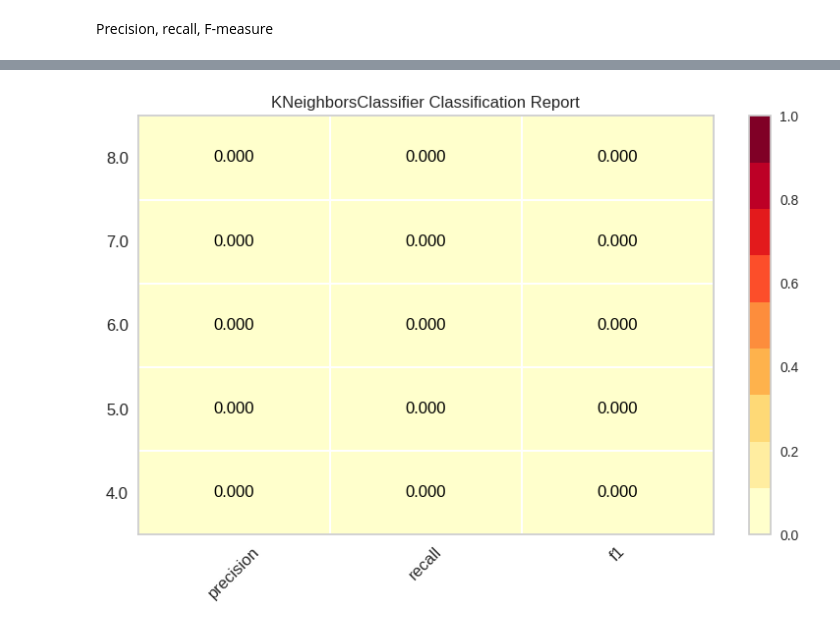
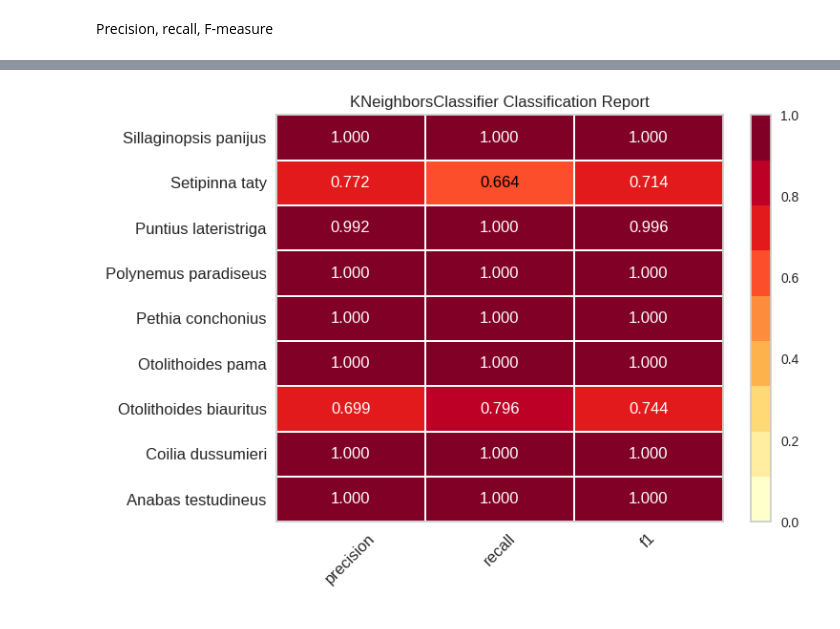
Before and after one commit to timohahaa/etu-machine-learning, a Jupyter notebook: assignment-3/Lab 3, 2375, Божко-Домбровский.ipynb, the cells around one changed output, grey strips where cells are left out. Saved outputs shown, nothing was run; the diff lists cells and outputs as text; code cells hidden in the pictures.

```diff
--- a/assignment-3/Lab 3, 2375, Божко-Домбровский.ipynb
+++ b/assignment-3/Lab 3, 2375, Божко-Домбровский.ipynb
@@ -219 +116,3 @@ X_t_std_white = sc.transform (X_t_white)
+# %%
+X_tr, X_t, y_tr, y_t = train_test_split(X, y, test_size=0.3, stratify=y)
 # %% [markdown]
@@ -233,6 +128,6 @@ grid_params = { 'n_neighbors': [i for i in range(1, 25)],
 knn = KNeighborsClassifier()
 gs = GridSearchCV(knn, grid_params, scoring='accuracy', refit=True)
 
-gs_res = gs.fit(X_tr_std_red, y_tr_red)
+gs_res = gs.fit(X_tr, y_tr)
 print(gs_res.best_params_)
 # %% [output]
@@ -242,6 +134,0 @@ print(gs_res.best_params_)
-# %%
-knn = KNeighborsClassifier()
-gs = GridSearchCV(knn, grid_params, scoring='accuracy', refit=True)
-
-gs_res = gs.fit(X_tr_std_white, y_tr_white)
-print(gs_res.best_params_)
@@ -254,10 +137,14 @@ print(gs_res.best_params_)
 # %%
+p_val = 2 # minkowski default is 2
+if gs_res.best_params_['metric'] == 'manhattan':
+    p_val = 1
+
 knn = KNeighborsClassifier(
-    n_neighbors=9,
-    p=1, # minkowski default is 2
-    weights='uniform',
+    n_neighbors=gs_res.best_params_['n_neighbors'],
+    p=p_val,
+    weights=gs_res.best_params_['weights'],
 )
-knn.fit(X_tr_std_red, y_tr_red)
-knn_predicted_red = knn.predict(X_t_std_red)
+knn.fit(X_tr, y_tr)
+knn_predicted = knn.predict(X_t)
 # %%
 # accuracy
@@ -303,12 +169,7 @@ print(y_t_red)
 # %%
-knn = KNeighborsClassifier(
-    n_neighbors=20,
-    p=1, # minkowski default is 2
-    weights='uniform',
-)
-visualizer = ClassificationReport(knn)
-visualizer.fit(X_tr_std_red, y_tr_red)
-visualizer.score(X_t_std_red, y_t_red)
+visualizer = ClassificationReport(knn, classes=le.classes_)
+visualizer.fit(X_tr, y_tr)
+visualizer.score(X_t, y_t)
 fig = visualizer.show()
 # %% [output]
-[figure, old version]
+[figure, new version]
```
Also changed, not shown: parts of 47 cells of this notebook, 1 other file.
